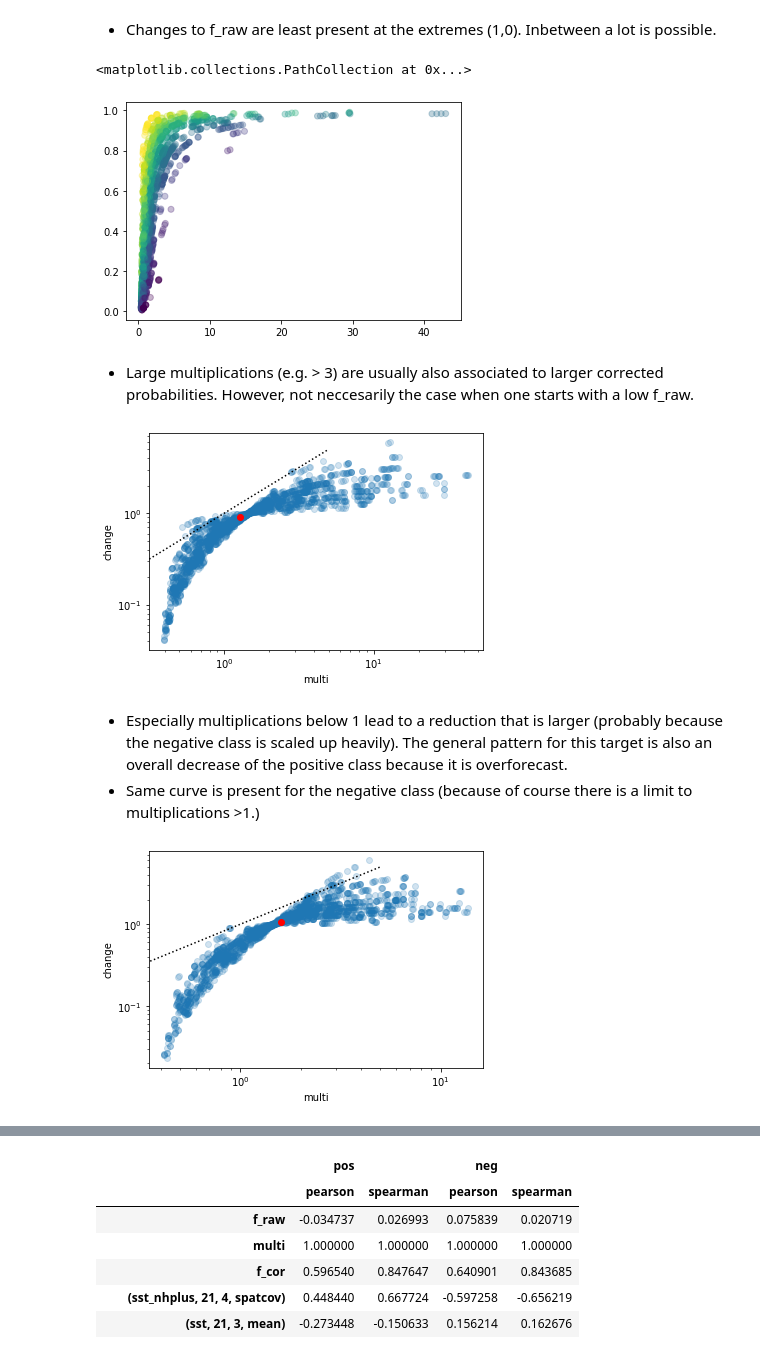
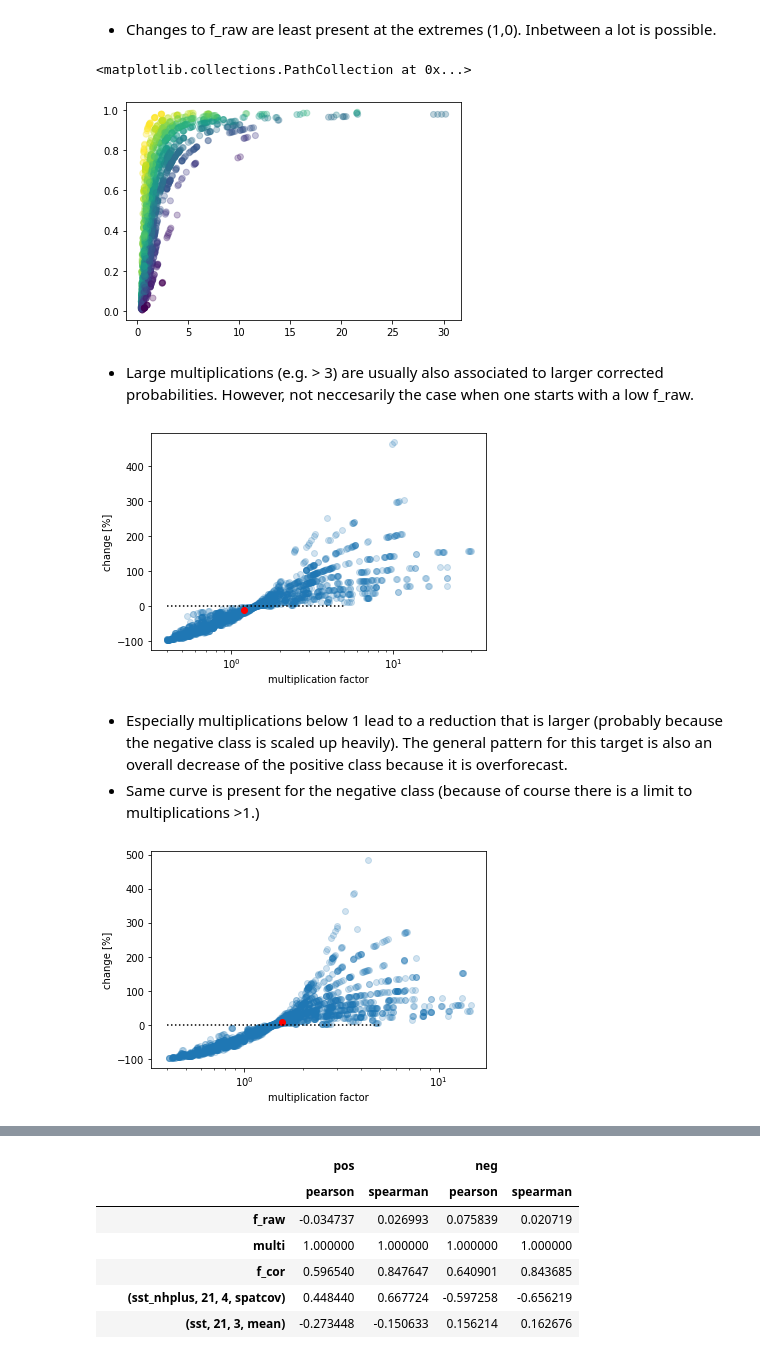
Before and after one commit to chiemvs/Hybrid, a Jupyter notebook: notebooks/model_behavior.ipynb, the cells around one changed output, grey strips where cells are left out. Drawn from its saved outputs; the diff is of its cells as text; code cells hidden in the pictures.

```diff
--- a/notebooks/model_behavior.ipynb
+++ b/notebooks/model_behavior.ipynb
@@ -69,0 +17,5 @@ To enable them in other operations, rebuild TensorFlow with the appropriate comp
+# %%
+focus_class = -1 # Index of the class to be scored
+name = 'tg-anom_JJA_45r1_31D-roll-mean_q0.5_sep12-15'
+#name = 'tg-ex-q0.75-21D_ge7D_sep12-15'
+prepared_data, constructor = default_prep(predictandname=name, npreds = 4, use_jmeasure=False, focus_class = focus_class)
@@ -70,8 +25,7 @@ To enable them in other operations, rebuild TensorFlow with the appropriate comp
 # %%
 # Training the model and generating predictions
 model = constructor.fresh_model()
-model.fit(x = [features_trainval, logforc_trainval], y=obsinp_trainval, validation_split = 0.33, **fit_kwargs)
-
-preds_test = model.predict(x = [features_test, logforc_test])
-preds_trainval = model.predict(x = [features_trainval, logforc_trainval])
+model.fit(x = prepared_data.neural.trainval_inputs, y=prepared_data.neural.trainval_output, validation_split = 0.33, **DEFAULT_FIT)
+preds_test = model.predict(x = prepared_data.neural.test_inputs)
+preds_trainval = model.predict(x = prepared_data.neural.trainval_inputs)
 # %% [output]
@@ -97,13 +51,15 @@ Epoch 00059: early stopping
 # %%
 # Gathering outputs
-outpos = combine_input_output(model = model, feature_inputs = np.concatenate([features_trainval,features_test]),
-                              log_of_raw = np.concatenate([logforc_trainval,logforc_test]), target_class_index = -1,
-                              feature_names = X_trainval.columns.to_flat_index(), index = X_trainval.index.append(X_test.index))
-outneg = combine_input_output(model = model, feature_inputs = np.concatenate([features_trainval,features_test]),
-                              log_of_raw = np.concatenate([logforc_trainval,logforc_test]), target_class_index = 0,
-                              feature_names = X_trainval.columns.to_flat_index(), index = X_trainval.index.append(X_test.index))
-outpos['realchange'] = outpos['f_cor'] - outpos['f_raw']
-outneg['realchange'] = outneg['f_cor'] - outneg['f_raw']
+outpos = combine_input_output(model = model, feature_inputs = np.concatenate([prepared_data.neural.trainval_inputs[0],prepared_data.neural.test_inputs[0]]),
+                              log_of_raw = np.concatenate([prepared_data.neural.trainval_inputs[-1],prepared_data.neural.test_inputs[-1]]), target_class_index = -1,
+                              feature_names = prepared_data.raw.predictors.columns.to_flat_index(), index = prepared_data.crossval.X_trainval.index.append(prepared_data.crossval.X_test.index))
+outneg = combine_input_output(model = model, feature_inputs = np.concatenate([prepared_data.neural.trainval_inputs[0],prepared_data.neural.test_inputs[0]]),
+                              log_of_raw = np.concatenate([prepared_data.neural.trainval_inputs[-1],prepared_data.neural.test_inputs[-1]]), target_class_index = 0,
+                              feature_names = prepared_data.raw.predictors.columns.to_flat_index(), index = prepared_data.crossval.X_trainval.index.append(prepared_data.crossval.X_test.index))
+outpos['change'] = outpos['f_cor'] - outpos['f_raw']
+outneg['change'] = outneg['f_cor'] - outneg['f_raw']
+outpos['perc_change'] = (outpos['f_cor'] - outpos['f_raw']) / outpos['f_raw'] * 100
+outneg['perc_change'] = (outneg['f_cor'] - outneg['f_raw']) / outneg['f_raw'] * 100
 # %%
 plt.scatter(outpos['f_raw'], outpos['f_cor'], alpha = 0.3) # The amount of change is less at the tails (already certain)
 # %% [output]
@@ -115,34 +71,32 @@ plt.scatter(outpos['f_raw'], outpos['f_cor'], alpha = 0.3) # The amount of chang
 plt.scatter(outpos['multi'], outpos['f_cor'], c = outpos['f_raw'], alpha = 0.3) # Lines come from the raw (discrete) forecast values.
 # %% [output]
 <matplotlib.collections.PathCollection at 0x...>
-[figure, old version]
+[figure, new version]
 # %% [markdown]
 * Large multiplications (e.g. > 3) are usually also associated to larger corrected probabilities. However, not neccesarily the case when one starts with a low f_raw.
 # %%
-plt.scatter(outpos['multi'], outpos['realchange'], alpha = 0.2)
-plt.plot([0,5],[0,5], ls = ':', color = 'black')
-plt.scatter(outpos['multi'].median(), outpos['realchange'].median(), color = 'red')
-plt.yscale('log')
+plt.scatter(outpos['multi'], outpos['perc_change'], alpha = 0.2)
+plt.plot([0.4,5],[0,0], ls = ':', color = 'black')
+plt.scatter(outpos['multi'].median(), outpos['perc_change'].median(), color = 'red')
 plt.xscale('log')
-plt.xlabel('multi')
-plt.ylabel('change')
+plt.xlabel('multiplication factor')
+plt.ylabel('change [%]')
 plt.show()
 # %% [output]
-[figure, old version]
+[figure, new version]
 # %% [markdown]
 * Especially multiplications below 1 lead to a reduction that is larger (probably because the negative class is scaled up heavily). The general pattern for this target is also an overall decrease of the positive class because it is overforecast.
 * Same curve is present for the negative class (because of course there is a limit to multiplications >1.)
 # %%
-plt.scatter(outneg['multi'], outneg['realchange'], alpha = 0.2)
-plt.plot([0,5],[0,5], ls = ':', color = 'black')
-plt.scatter(outneg['multi'].median(), outneg['realchange'].median(), color = 'red')
-plt.yscale('log')
+plt.scatter(outneg['multi'], outneg['perc_change'], alpha = 0.2)
+plt.plot([0.4,5],[0,0], ls = ':', color = 'black')
+plt.scatter(outneg['multi'].median(), outneg['perc_change'].median(), color = 'red')
 plt.xscale('log')
-plt.xlabel('multi')
-plt.ylabel('change')
+plt.xlabel('multiplication factor')
+plt.ylabel('change [%]')
 plt.show()
 # %% [output]
-[figure, old version]
+[figure, new version]
 # %%
 seasonal_mean = outpos[['f_raw','multi','f_cor']].groupby(outpos.index.get_level_values('time').year).mean()
 fig, ax1 = plt.subplots()
```
Also changed, not shown: parts of 7 cells of this notebook, 5 other files.
